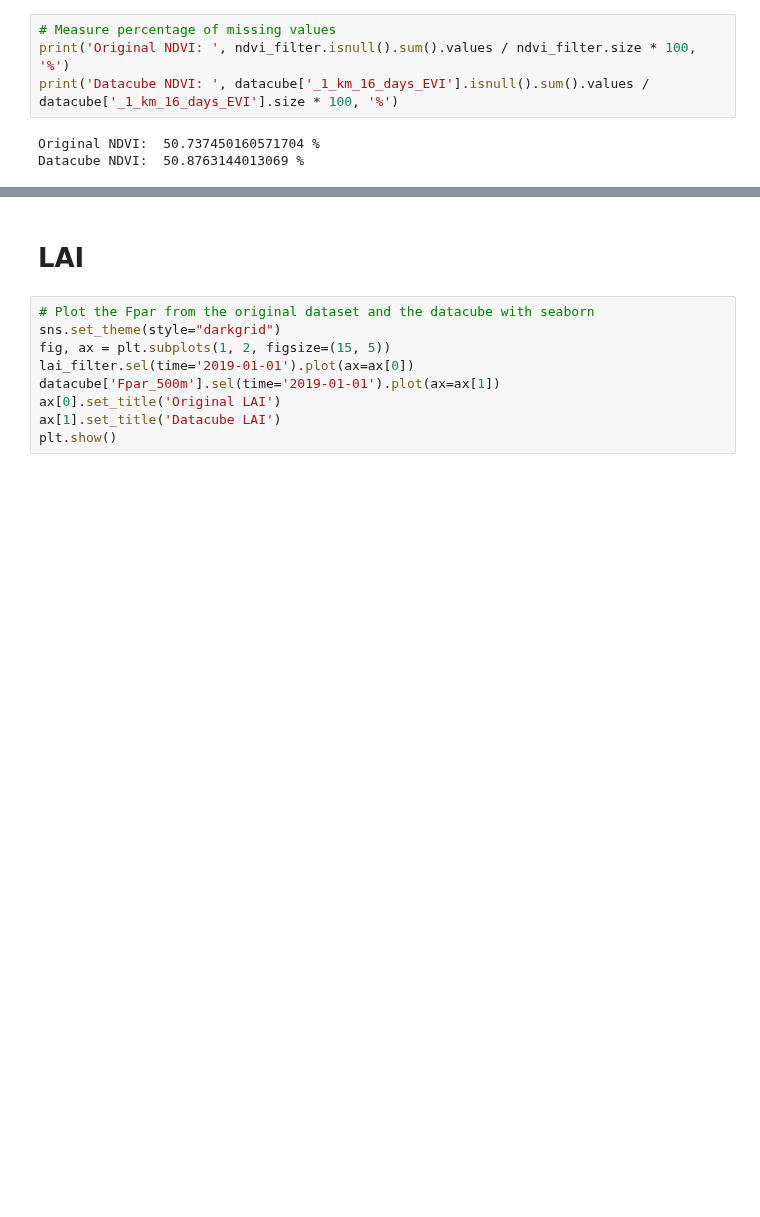
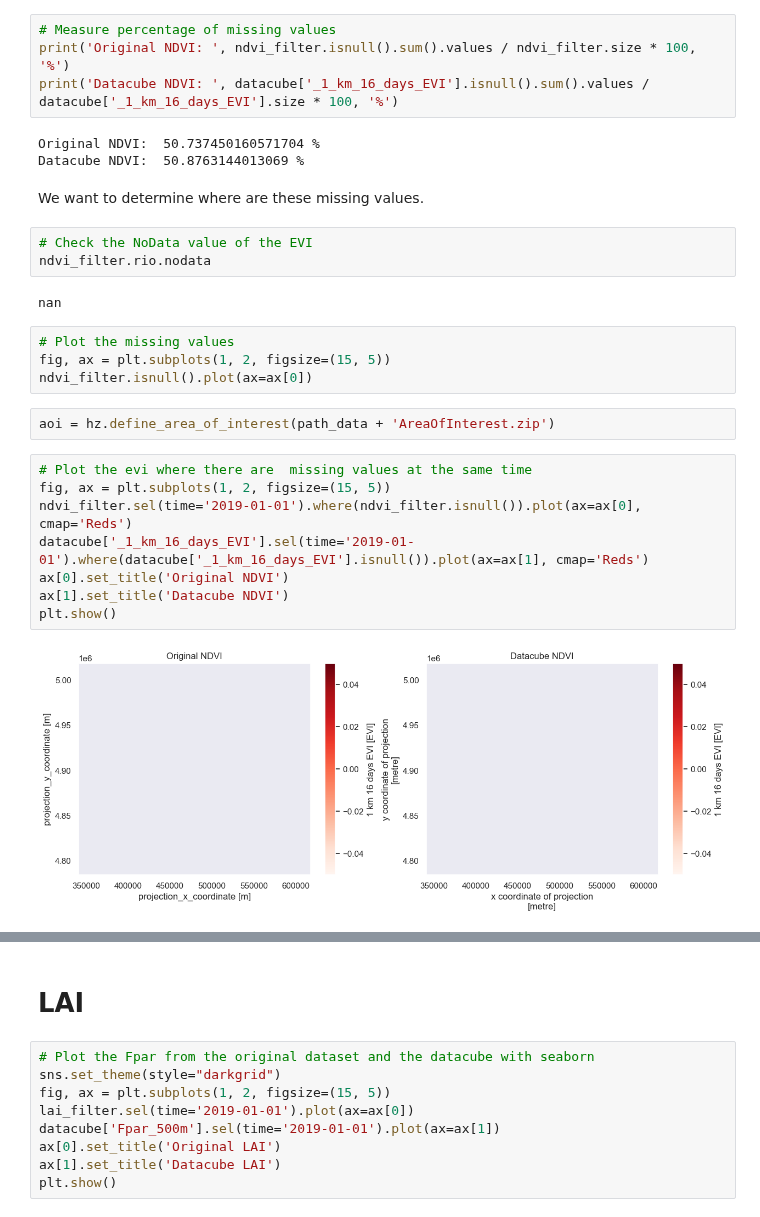
Before and after one commit to Sliders122/wildfire, a Jupyter notebook: src/Datacube_inspection.ipynb, the cells around one changed output, grey strips where cells are left out. Saved outputs shown, nothing was run; the diff lists cells and outputs as text; blank space fills up the shorter version.

Commit message:
adding inspection on missing value

```diff
--- a/src/Datacube_inspection.ipynb
+++ b/src/Datacube_inspection.ipynb
@@ -93,3 +93,26 @@ print('Datacube NDVI: ', datacube['_1_km_16_days_EVI'].isnull().sum().values / d
 # %% [output]
 Original NDVI:  50.737450160571704 %
 Datacube NDVI:  50.8763144013069 %
+# %% [markdown]
+We want to determine where are these missing values.
+# %%
+# Check the NoData value of the EVI
+ndvi_filter.rio.nodata
+# %% [output]
+nan
+# %%
+# Plot the missing values
+fig, ax = plt.subplots(1, 2, figsize=(15, 5))
+ndvi_filter.isnull().plot(ax=ax[0])
+# %%
+aoi = hz.define_area_of_interest(path_data + 'AreaOfInterest.zip')
+# %%
+# Plot the evi where there are  missing values at the same time
+fig, ax = plt.subplots(1, 2, figsize=(15, 5))
+ndvi_filter.sel(time='2019-01-01').where(ndvi_filter.isnull()).plot(ax=ax[0], cmap='Reds')
+datacube['_1_km_16_days_EVI'].sel(time='2019-01-01').where(datacube['_1_km_16_days_EVI'].isnull()).plot(ax=ax[1], cmap='Reds')
+ax[0].set_title('Original NDVI')
+ax[1].set_title('Datacube NDVI')
+plt.show()
+# %% [output]
+[figure, added]
```
Also changed, not shown: parts of 2 cells of this notebook.
